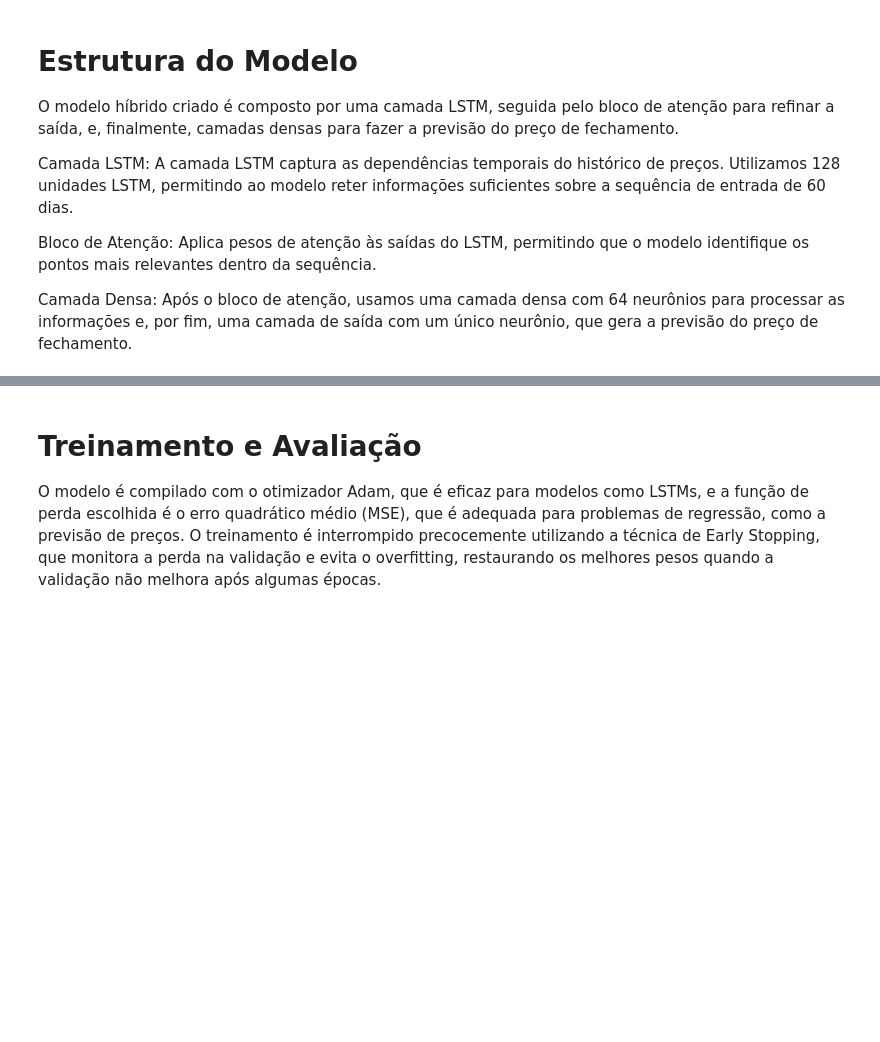
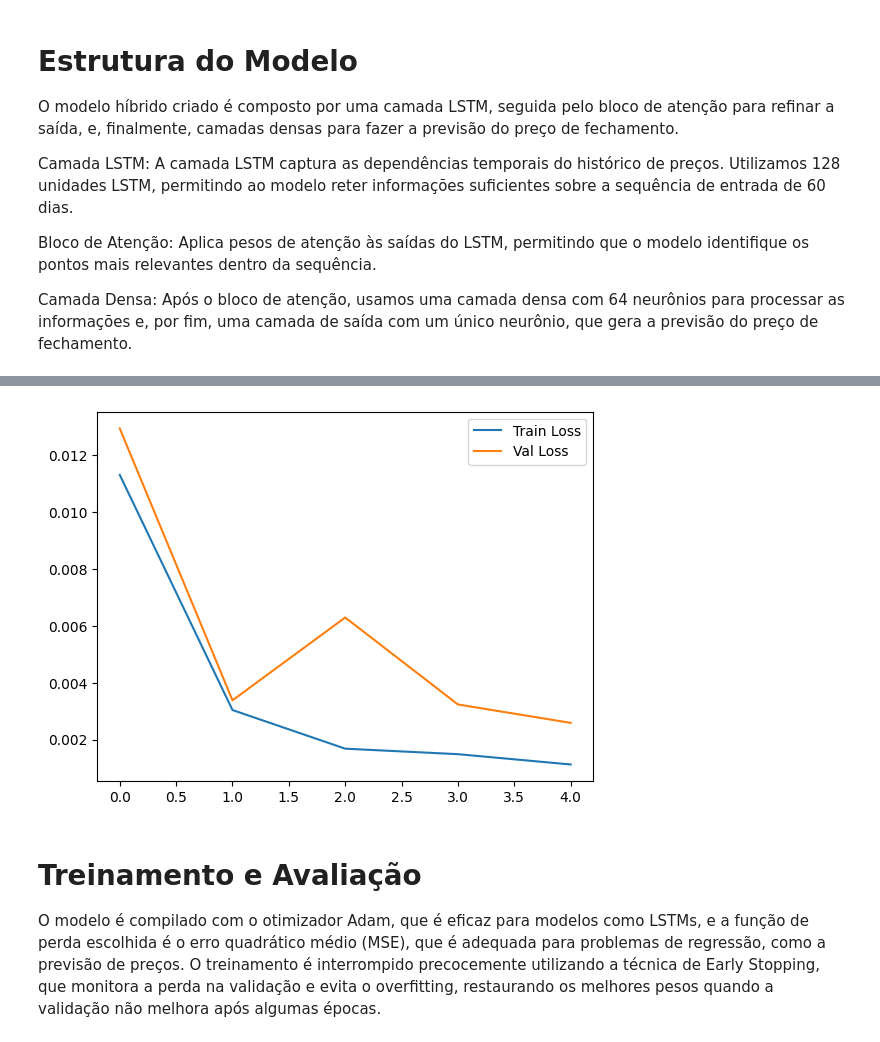
Before and after one commit to AntonioArtimonte/Ponderada-Modelo, a Jupyter notebook: src/notebook/Notebook_Ponderada.ipynb, the cells around one changed output, grey strips where cells are left out. Cells and saved outputs as stored; diff of their text form; code cells hidden in the pictures; blank space fills up the shorter version.

```diff
--- a/src/notebook/Notebook_Ponderada.ipynb
+++ b/src/notebook/Notebook_Ponderada.ipynb
@@ -29,10 +29,16 @@ Requirement already satisfied: mdurl~=0.1 in /usr/local/lib/python3.10/dist-pack
 # %%
+# Importação de Bibliotecas
 import yfinance as yf
 import pandas as pd
 import numpy as np
 import matplotlib.pyplot as plt
 from sklearn.preprocessing import MinMaxScaler
+from sklearn.metrics import mean_absolute_error, mean_squared_error
 import tensorflow as tf
 from tensorflow.keras import layers, models
 from tensorflow.keras.callbacks import EarlyStopping
+from sklearn.linear_model import LinearRegression
 from datetime import datetime, timedelta
+
+%matplotlib inline
+plt.style.use('seaborn')
@@ -135,6 +129,3 @@ Model: "functional_4"
  Total params: 558,338 (2.13 MB)
  Trainable params: 558,338 (2.13 MB)
  Non-trainable params: 0 (0.00 B)
-# %%
-early_stopping = EarlyStopping(monitor='val_loss', patience=10, restore_best_weights=True)
-history = model.fit(X_train, y_train, epochs=5, batch_size=32, validation_data=(X_test, y_test), callbacks=[early_stopping])
@@ -173,0 +142,31 @@ Test MAE: 0.03678290918469429
+# %%
+# Definição do Modelo LSTM com Atenção
+def build_lstm_attention_model(input_shape):
+    inputs = layers.Input(shape=input_shape)
+    lstm_out = layers.LSTM(128, return_sequences=True)(inputs)
+    attention_out = attention_block(lstm_out)
+    combined_out = layers.Flatten()(attention_out)
+    dense_out = layers.Dense(64, activation='relu')(combined_out)
+    output = layers.Dense(1, activation='linear')(dense_out)
+    model = models.Model(inputs=inputs, outputs=output)
+    model.compile(optimizer='adam', loss='mean_squared_error', metrics=['mae'])
+    return model
+
+# Definição do Modelo LSTM Simples
+def build_lstm_model(input_shape):
+    model = models.Sequential()
+    model.add(layers.LSTM(128, input_shape=input_shape))
+    model.add(layers.Dense(64, activation='relu'))
+    model.add(layers.Dense(1, activation='linear'))
+    model.compile(optimizer='adam', loss='mean_squared_error', metrics=['mae'])
+    return model
+
+# Definição do Modelo GRU
+def build_gru_model(input_shape):
+    model = models.Sequential()
+    model.add(layers.GRU(128, input_shape=input_shape))
+    model.add(layers.Dense(64, activation='relu'))
+    model.add(layers.Dense(1, activation='linear'))
+    model.compile(optimizer='adam', loss='mean_squared_error', metrics=['mae'])
+    return model
+# %% [output]
@@ -174,3 +175,4 @@ Test MAE: 0.03678290918469429
+[figure, added]
 # %% [markdown]
 # Treinamento e Avaliação
 
```
Also changed, not shown: parts of 27 cells of this notebook.
